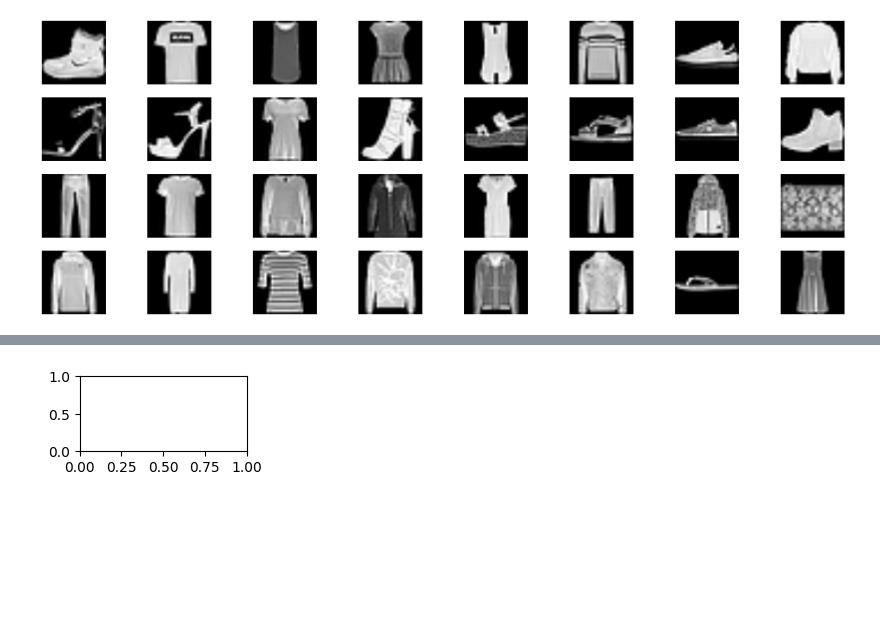
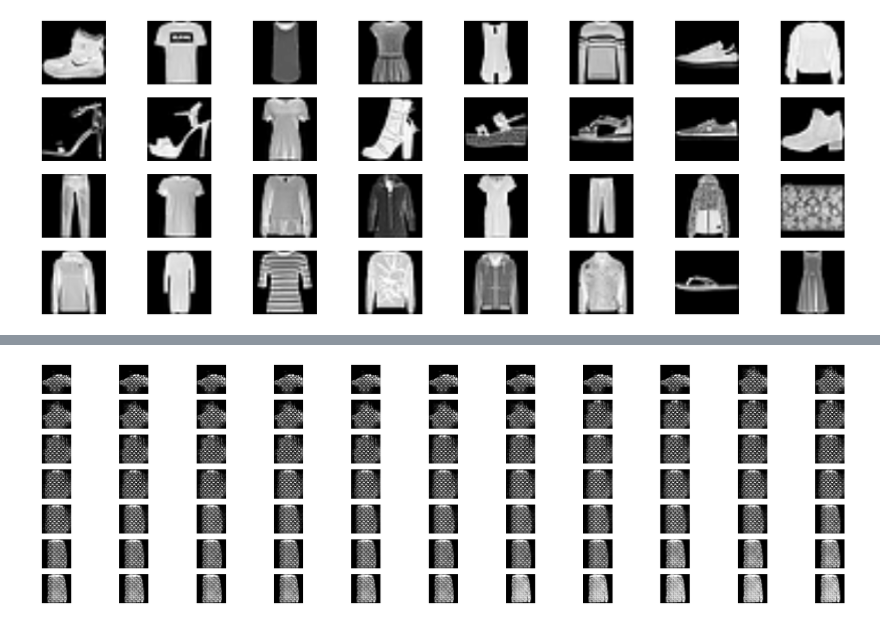
Before and after one commit to dhzdhd/DSE, a Jupyter notebook: Year 3/Semester 5/DL lab/Week 10/W10.ipynb, the cells around one changed output, grey strips where cells are left out. Cells and saved outputs as stored; diff of their text form; code cells hidden in the pictures; blank space fills up the shorter version.

```diff
--- a/Year 3/Semester 5/DL lab/Week 10/W10.ipynb
+++ b/Year 3/Semester 5/DL lab/Week 10/W10.ipynb
@@ -77,7 +84,7 @@ def discriminator_loss(real_output, fake_output):
 generator_optimizer = tf.optimizers.Adam(1e-4)
 discriminator_optimizer = tf.optimizers.Adam(1e-4)
 # %%
-hidden_dim = 100
+hidden_dim = 20
 # %%
 generator = Sequential(name='generator')
 generator.add(Dense(7 * 7 * 256, activation='relu', input_shape=(hidden_dim, )))
@@ -245,7 +241,10 @@ for i in range(-n, n + 1):
     for j in range(-n, n + 1):
         ax = plt.subplot(7, 11, num)
         num += 1
-        img = generator.predict(np.expand_dims([0.5 * i / n, 0.5 * j / n], axis=0))
+
+        ip_data = np.array([0.5*i/n for _ in range(20)])
+        ip_data = np.expand_dims(ip_data,axis=0)
+        img = generator.predict(ip_data)
         plt.imshow(img[0, :, :, 0], cmap='gray')
         plt.axis('off')
         if num == 78:
@@ -259 +271 @@ ValueError: in user code:
-[figure, old version]
+[figure, new version]
```
Also changed, not shown: parts of 14 cells of this notebook, 4 other files.
